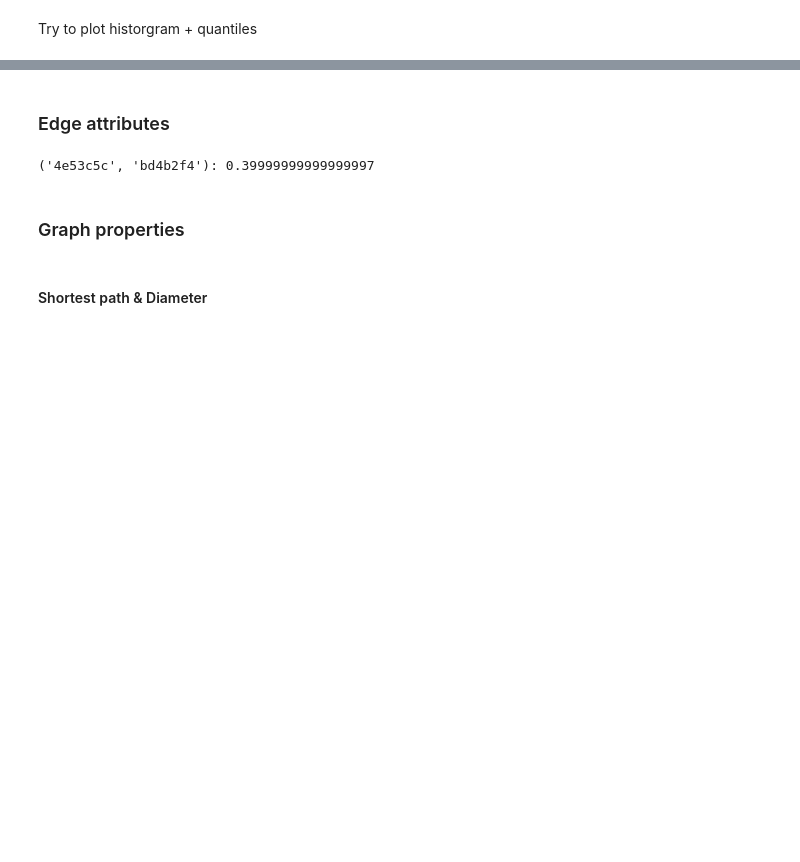
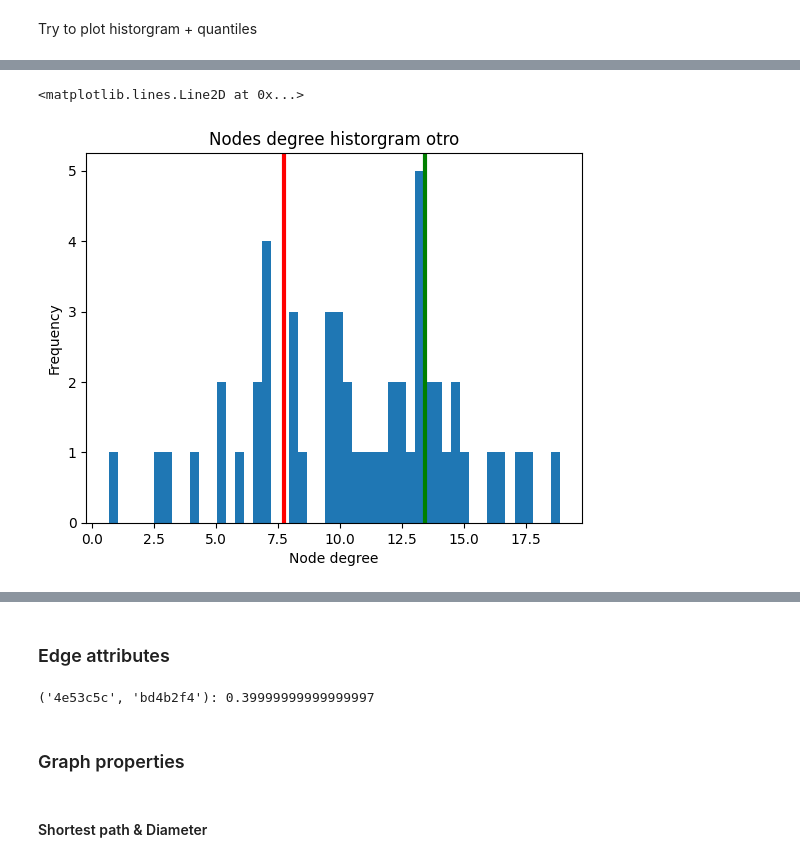
Before and after one commit to oriolmp/TFG_Fisica, a Jupyter notebook: Graph_Analysis_and_Visualization.ipynb, the cells around one changed output, grey strips where cells are left out. Saved outputs shown, nothing was run; the diff lists cells and outputs as text; code cells hidden in the pictures; blank space fills up the shorter version.

```diff
--- a/Graph_Analysis_and_Visualization.ipynb
+++ b/Graph_Analysis_and_Visualization.ipynb
@@ -160,0 +171,10 @@ plt.fill_betweenx(y=[0, 3], x1=k_dS_25_quantile, x2=k_dS_75_quantile, color='r',
+# %%
+plt.xlabel('Node degree')
+plt.ylabel('Frequency')
+plt.title('Nodes degree historgram otro')
+_ = plt.hist(k_otro_dS, bins=50, histtype='barstacked')
+plt.axvline(k_otro_dS_25_quantile, color='r', linestyle='-', linewidth=3)
+plt.axvline(k_otro_dS_75_quantile, color='g', linestyle='-', linewidth=3)
+# %% [output]
+<matplotlib.lines.Line2D at 0x...>
+[figure, added]
```
Also changed, not shown: parts of 6 cells of this notebook.
